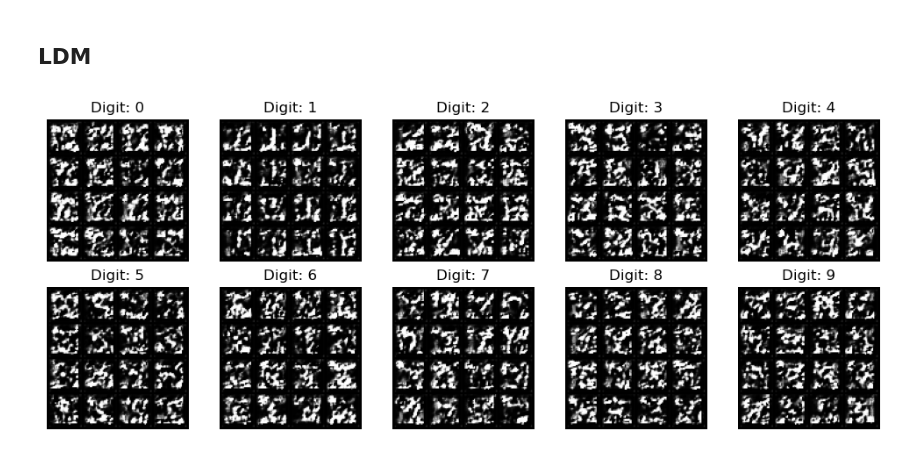
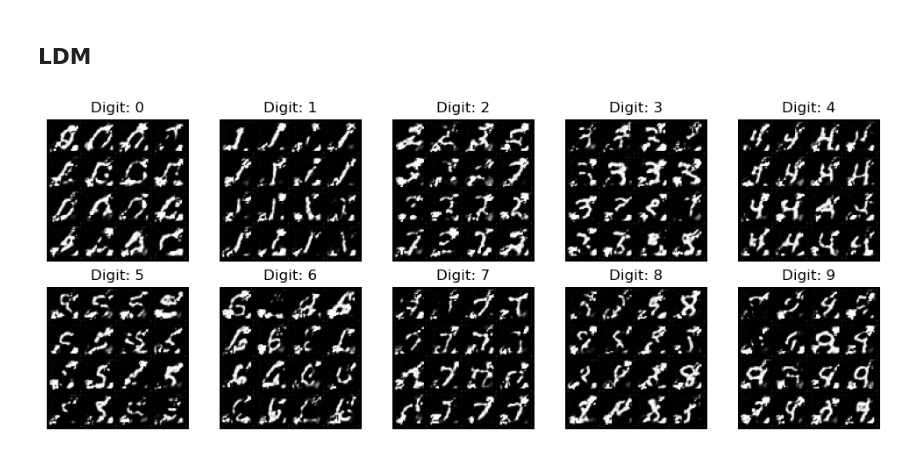
Before and after one commit to jcalz23/diffusion_diy, a Jupyter notebook: src/visualize_results.ipynb, the cells around one changed output. Saved outputs shown, nothing was run; the diff lists cells and outputs as text; code cells hidden in the pictures.

```diff
--- a/src/visualize_results.ipynb
+++ b/src/visualize_results.ipynb
@@ -95,13 +95,12 @@ plt.show()
 ## LDM
 # %%
 sigma =  25.0#@param {'type':'number'}
-
 marginal_prob_std_fn = functools.partial(marginal_prob_std, sigma=sigma)
 diffusion_coeff_fn = functools.partial(diffusion_coeff, sigma=sigma)
 
 # Load latent diffusion model
 device = 'cuda' #@param ['cuda', 'cpu'] {'type':'string'}
-ckpt = torch.load('model_objects/ckpt_mnist_ldm_100e.pth', map_location=device)
+ckpt = torch.load('model_objects/ckpt_mnist_ldm_3e4_2000e.pth', map_location=device)
 score_model = torch.nn.DataParallel(Latent_UNet_Tranformer(marginal_prob_std=marginal_prob_std_fn, channels = [4, 16, 32, 64]))
 score_model = score_model.to(device)
 score_model.load_state_dict(ckpt)
@@ -118,31 +117,31 @@ ae_model.eval()
 sample_batch_size = 16 #@param {'type':'integer'}
 num_steps = 250 #@param {'type':'integer'}
 sampler = Euler_Maruyama_sampler #@param ['Euler_Maruyama_sampler', 'pc_sampler', 'ode_sampler'] {'type': 'raw'}
 
 ## Generate samples using the specified sampler.
 %matplotlib inline
 plt.figure(figsize=(10, 4))
 
 for i, digit in enumerate(range(10)):
     samples = sampler(score_model,
             marginal_prob_std_fn,
             diffusion_coeff_fn,
             num_steps,
             sample_batch_size,
             device=device,
             x_shape=(4,10,10),
             y=digit*torch.ones(sample_batch_size, dtype=torch.long))
 
     ## Sample visualization.
     decoder_samples = ae_model.decoder(samples).clamp(0.0, 1.0)
     sample_grid = make_grid(decoder_samples, nrow=int(np.sqrt(sample_batch_size)))
 
     plt.subplot(2, 5, i+1)
     plt.title(f"Digit: {digit}")
     plt.axis('off')
     plt.imshow(sample_grid.permute(1, 2, 0).cpu(), vmin=0., vmax=1.)
 
 plt.tight_layout()
 plt.show()
 # %% [output]
-[figure, old version]
+[figure, new version]
```
Also changed, not shown: 3 other files.
